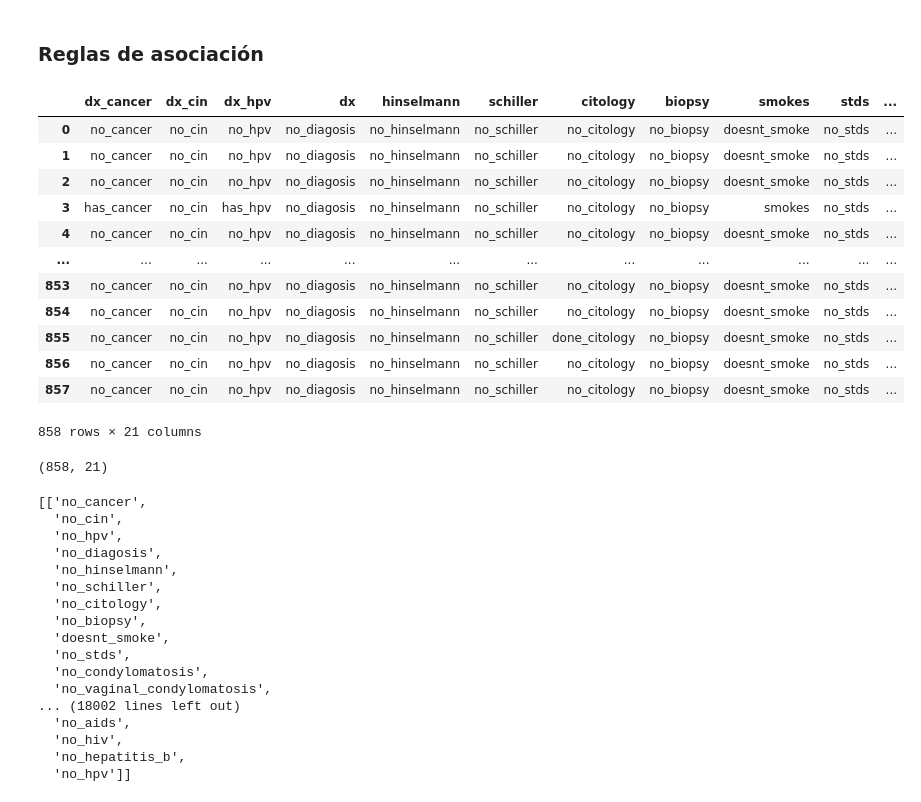
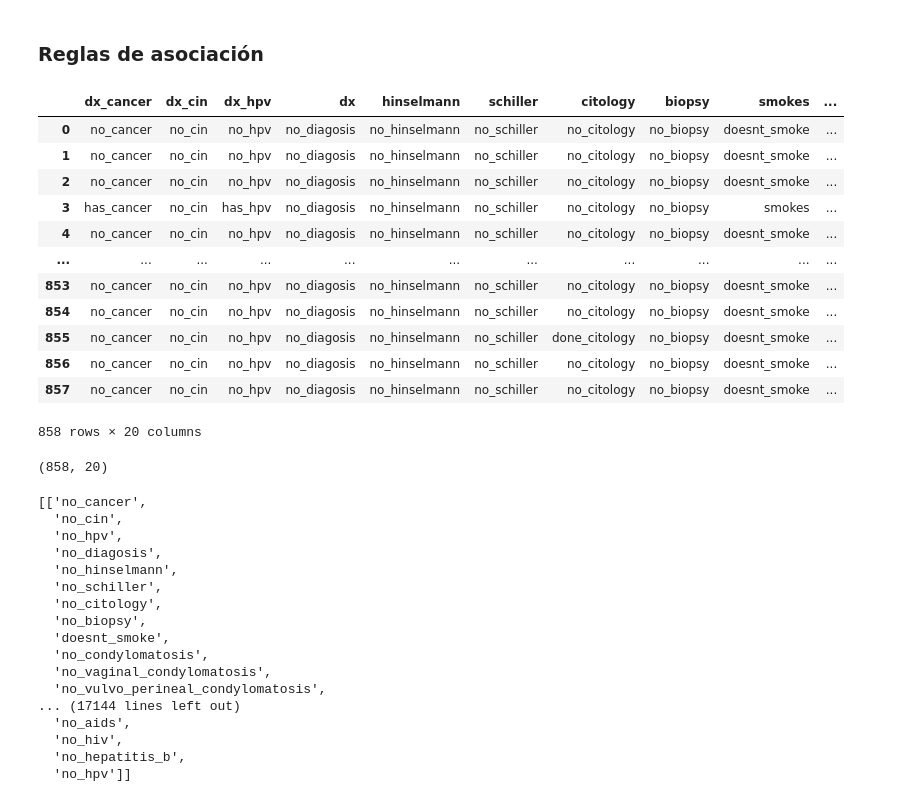
Before and after one commit to MGonza20/Lab1_DataScience, a Jupyter notebook: Lab1_DS.ipynb, the cells around one changed output. Saved outputs shown, nothing was run; the diff lists cells and outputs as text; code cells hidden in the pictures.

```diff
--- a/Lab1_DS.ipynb
+++ b/Lab1_DS.ipynb
@@ -409,53 +389,55 @@ ax.set_ylabel('Por. varianza acumulada');
 [figure]
 # %% [markdown]
 ### Reglas de asociación
+# %%
+cats_vars = ['dx_cancer', 'dx_cin', 'dx_hpv', 'dx', 'hinselmann', 'schiller', 'citology', 'biopsy', 'smokes', 'stds_condylomatosis', 'stds_vaginal_condylomatosis', 'stds_vulvo_perineal_condylomatosis', 'stds_syphilis','stds_pelvic_inflammatory_disease', 'stds_genital_herpes', 'stds_molluscum_contagiosum', 'stds_aids', 'stds_hiv', 'stds_hepatitis_b', 'stds_hpv']
 # %%
 
-categoricas = data_copy[categorical_vars]
+categoricas = data_copy[cats_vars]
 categoricas = categoricas.astype(object)
 categoricas['dx_cancer'].replace({0:'no_cancer', 1:'has_cancer'}, inplace=True)
 categoricas['dx_cin'].replace({0:'no_cin', 1:'has_cin'}, inplace=True)
 categoricas['dx_hpv'].replace({0:'no_hpv', 1:'has_hpv'}, inplace=True)
 categoricas['dx'].replace({0:'no_diagosis', 1:'has_diagnosis'}, inplace=True)
 categoricas['hinselmann'].replace({0:'no_hinselmann', 1:'done_hinselmann'}, inplace=True)
 categoricas['schiller'].replace({0:'no_schiller', 1:'done_schiller'}, inplace=True)
 categoricas['citology'].replace({0:'no_citology', 1:'done_citology'}, inplace=True)
 categoricas['biopsy'].replace({0:'no_biopsy', 1:'done_biopsy'}, inplace=True)
 categoricas['smokes'].replace({0:'doesnt_smoke', 1:'smokes'}, inplace=True)
-categoricas['stds'].replace({0:'no_stds', 1:'has_stds'}, inplace=True)
 categoricas['stds_condylomatosis'].replace({0:'no_condylomatosis', 1:'has_condylomatosis'}, inplace=True)
 categoricas['stds_vaginal_condylomatosis'].replace({0:'no_vaginal_condylomatosis', 1:'has_vaginal_condylomatosis'}, inplace=True)
 categoricas['stds_vulvo_perineal_condylomatosis'].replace({0:'no_vulvo_perineal_condylomatosis', 1:'has_vulvo_perineal_condylomatosis'}, inplace=True)
 categoricas['stds_syphilis'].replace({0:'no_syphilis', 1:'has_syphilis'}, inplace=True)
 categoricas['stds_pelvic_inflammatory_disease'].replace({0:'no_pelvic_inflammatory_disease', 1:'has_pelvic_inflammatory_disease'}, inplace=True)
 categoricas['stds_genital_herpes'].replace({0:'no_genital_herpes', 1:'has_genital_herpes'}, inplace=True)
 categoricas['stds_molluscum_contagiosum'].replace({0:'no_molluscum_contagiosum', 1:'has_molluscum_contagiosum'}, inplace=True)
 categoricas['stds_aids'].replace({0:'no_aids', 1:'has_aids'}, inplace=True)
 categoricas['stds_hiv'].replace({0:'no_hiv', 1:'has_hiv'}, inplace=True)
 categoricas['stds_hepatitis_b'].replace({0:'no_hepatitis_b', 1:'has_hepatitis_b'}, inplace=True)
 categoricas['stds_hpv'].replace({0:'no_hpv', 1:'has_hpv'}, inplace=True)
-categoricas
+
+# Discretizando variables cuantitativas
 # %% [output]
-|  | dx_cancer | dx_cin | dx_hpv | dx | hinselmann | schiller | citology | biopsy | smokes | stds | ... |
-| 0 | no_cancer | no_cin | no_hpv | no_diagosis | no_hinselmann | no_schiller | no_citology | no_biopsy | doesnt_smoke | no_stds | ... |
-| 1 | no_cancer | no_cin | no_hpv | no_diagosis | no_hinselmann | no_schiller | no_citology | no_biopsy | doesnt_smoke | no_stds | ... |
-| 2 | no_cancer | no_cin | no_hpv | no_diagosis | no_hinselmann | no_schiller | no_citology | no_biopsy | doesnt_smoke | no_stds | ... |
-| 3 | has_cancer | no_cin | has_hpv | no_diagosis | no_hinselmann | no_schiller | no_citology | no_biopsy | smokes | no_stds | ... |
-| 4 | no_cancer | no_cin | no_hpv | no_diagosis | no_hinselmann | no_schiller | no_citology | no_biopsy | doesnt_smoke | no_stds | ... |
-| ... | ... | ... | ... | ... | ... | ... | ... | ... | ... | ... | ... |
-| 853 | no_cancer | no_cin | no_hpv | no_diagosis | no_hinselmann | no_schiller | no_citology | no_biopsy | doesnt_smoke | no_stds | ... |
-| 854 | no_cancer | no_cin | no_hpv | no_diagosis | no_hinselmann | no_schiller | no_citology | no_biopsy | doesnt_smoke | no_stds | ... |
-| 855 | no_cancer | no_cin | no_hpv | no_diagosis | no_hinselmann | no_schiller | done_citology | no_biopsy | doesnt_smoke | no_stds | ... |
-| 856 | no_cancer | no_cin | no_hpv | no_diagosis | no_hinselmann | no_schiller | no_citology | no_biopsy | doesnt_smoke | no_stds | ... |
-| 857 | no_cancer | no_cin | no_hpv | no_diagosis | no_hinselmann | no_schiller | no_citology | no_biopsy | doesnt_smoke | no_stds | ... |
+|  | dx_cancer | dx_cin | dx_hpv | dx | hinselmann | schiller | citology | biopsy | smokes | ... |
+| 0 | no_cancer | no_cin | no_hpv | no_diagosis | no_hinselmann | no_schiller | no_citology | no_biopsy | doesnt_smoke | ... |
+| 1 | no_cancer | no_cin | no_hpv | no_diagosis | no_hinselmann | no_schiller | no_citology | no_biopsy | doesnt_smoke | ... |
+| 2 | no_cancer | no_cin | no_hpv | no_diagosis | no_hinselmann | no_schiller | no_citology | no_biopsy | doesnt_smoke | ... |
+| 3 | has_cancer | no_cin | has_hpv | no_diagosis | no_hinselmann | no_schiller | no_citology | no_biopsy | smokes | ... |
+| 4 | no_cancer | no_cin | no_hpv | no_diagosis | no_hinselmann | no_schiller | no_citology | no_biopsy | doesnt_smoke | ... |
+| ... | ... | ... | ... | ... | ... | ... | ... | ... | ... | ... |
+| 853 | no_cancer | no_cin | no_hpv | no_diagosis | no_hinselmann | no_schiller | no_citology | no_biopsy | doesnt_smoke | ... |
+| 854 | no_cancer | no_cin | no_hpv | no_diagosis | no_hinselmann | no_schiller | no_citology | no_biopsy | doesnt_smoke | ... |
+| 855 | no_cancer | no_cin | no_hpv | no_diagosis | no_hinselmann | no_schiller | done_citology | no_biopsy | doesnt_smoke | ... |
+| 856 | no_cancer | no_cin | no_hpv | no_diagosis | no_hinselmann | no_schiller | no_citology | no_biopsy | doesnt_smoke | ... |
+| 857 | no_cancer | no_cin | no_hpv | no_diagosis | no_hinselmann | no_schiller | no_citology | no_biopsy | doesnt_smoke | ... |
-858 rows × 21 columns
+858 rows × 20 columns
 # %%
 print(categoricas.shape)
-records = [[str(categoricas.values[i, j]) for j in range(21)] for i in range(858)]
+records = [[str(categoricas.values[i, j]) for j in range(20)] for i in range(858)]
 
 records
 # %% [output]
-(858, 21)
+(858, 20)
 [['no_cancer',
   'no_cin',
   'no_hpv',
@@ -465,10 +447,10 @@ records
   'no_citology',
   'no_biopsy',
   'doesnt_smoke',
-  'no_stds',
   'no_condylomatosis',
   'no_vaginal_condylomatosis',
-... (18002 lines left out)
+  'no_vulvo_perineal_condylomatosis',
+... (17144 lines left out)
   'no_aids',
   'no_hiv',
   'no_hepatitis_b',
```
Also changed, not shown: parts of 3 cells of this notebook.
